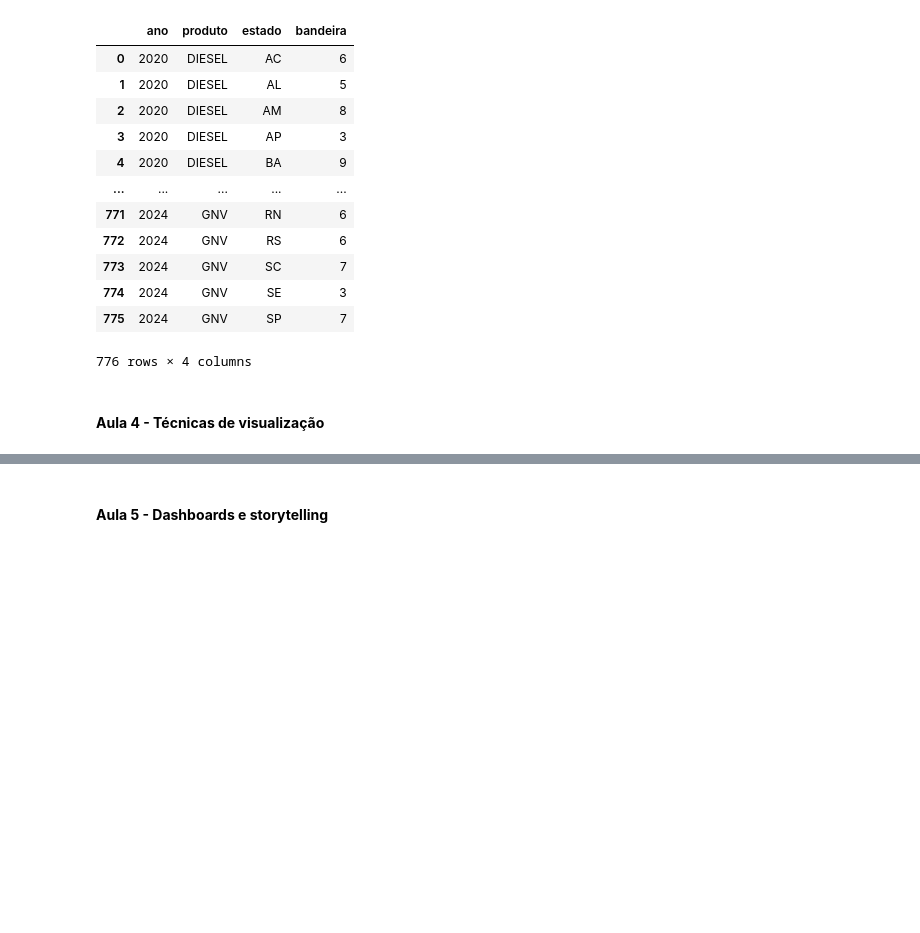
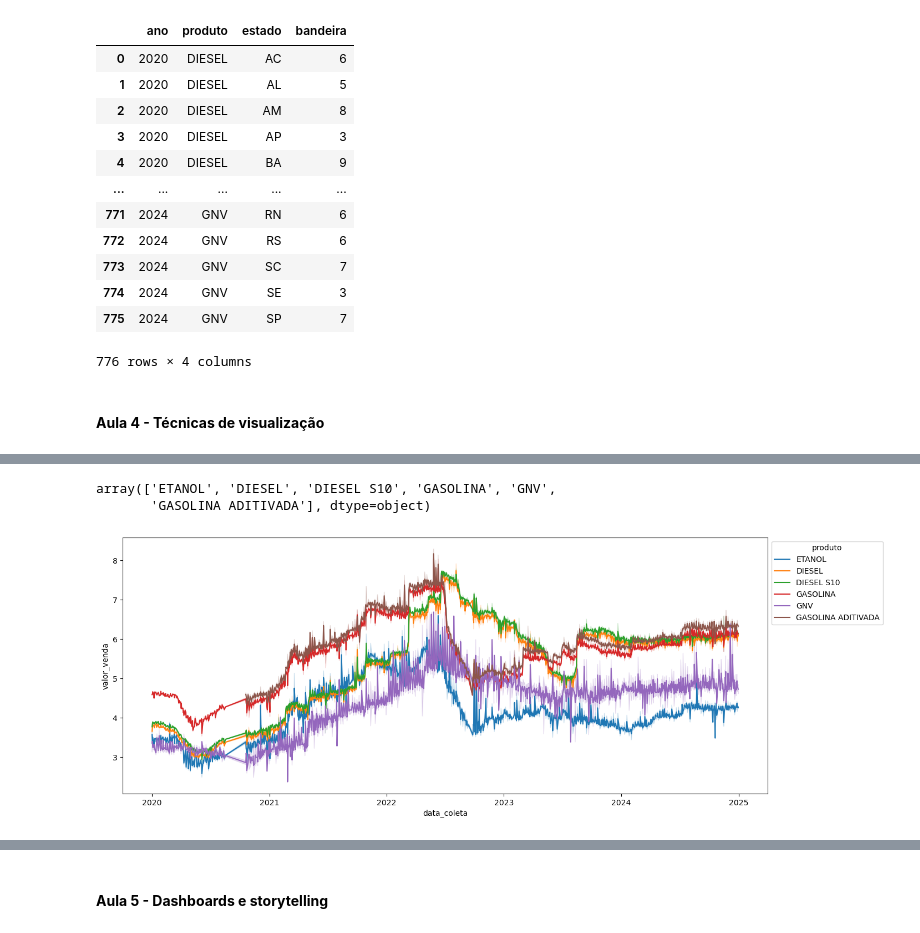
Before and after one commit to RicardViana/fiap-data-viz-and-production-models, a Jupyter notebook: analise_de_negocios.ipynb, the cells around one changed output, grey strips where cells are left out. Drawn from its saved outputs; the diff is of its cells as text; code cells hidden in the pictures; blank space fills up the shorter version.

Commit message:
Atualizando código com geração de graficos

```diff
--- a/analise_de_negocios.ipynb
+++ b/analise_de_negocios.ipynb
@@ -856,0 +890,13 @@ df_anp_bandeira_estado.groupby(['ano','produto','estado']).bandeira.nunique().re
+# %%
+# Verificar os tipos de produtos
+df_anp['produto'].unique()
+# %% [output]
+array(['ETANOL', 'DIESEL', 'DIESEL S10', 'GASOLINA', 'GNV',
+       'GASOLINA ADITIVADA'], dtype=object)
+# %%
+# Gerar grafico Lineplot
+plt.figure(figsize=(15, 6))
+ax = sns.lineplot(data = df_anp, x="data_coleta", y ='valor_venda', hue="produto")
+sns.move_legend(ax, "upper left", bbox_to_anchor=(1, 1))
+# %% [output]
+[figure, added]
```
Also changed, not shown: parts of 13 cells of this notebook.
